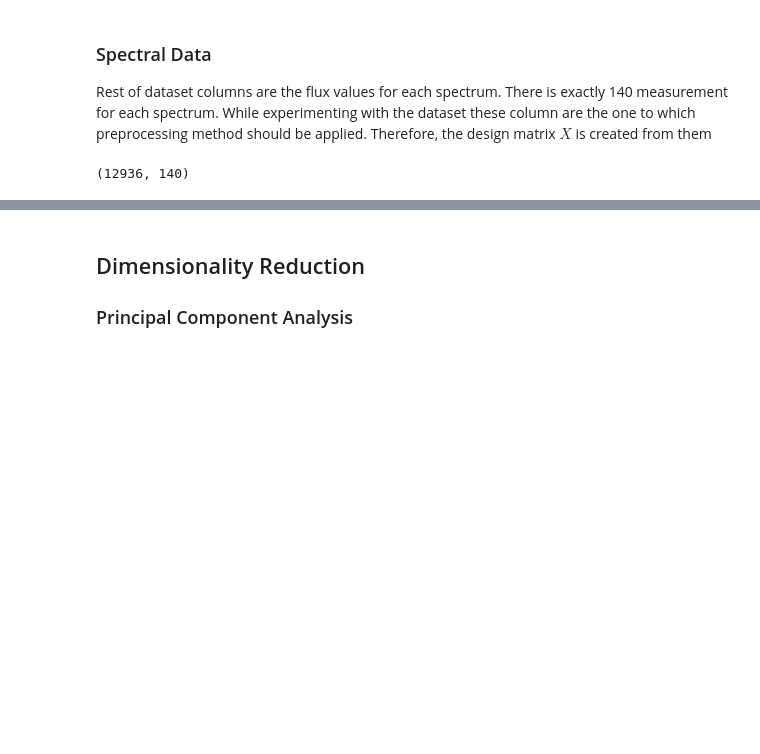
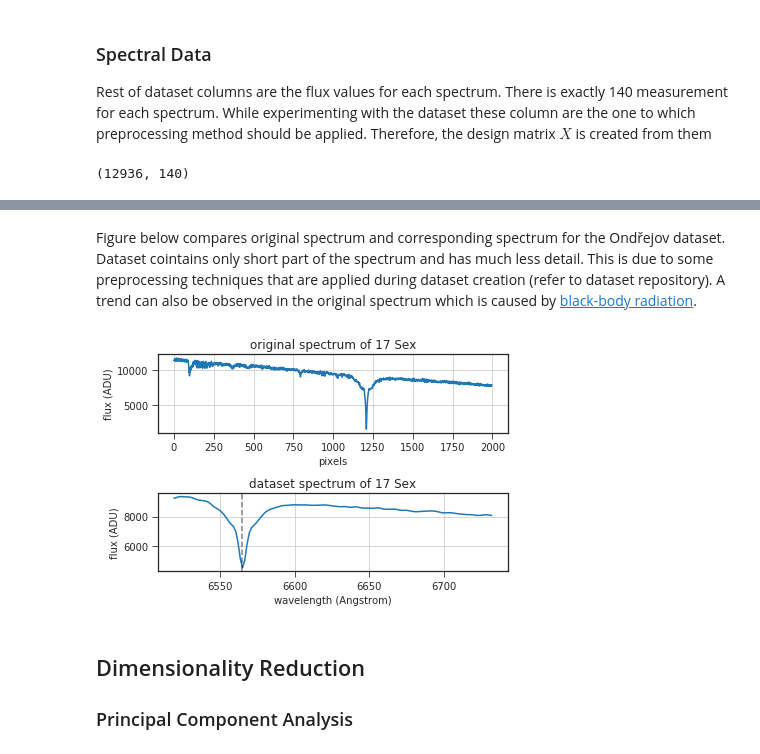
Before and after one commit to podondra/ondrejov-preprocessing, a Jupyter notebook: ondrejov-preprocessing.ipynb, the cells around one changed output, grey strips where cells are left out. Cells and saved outputs as stored; diff of their text form; code cells hidden in the pictures; blank space fills up the shorter version.

Commit message:
Add comments to visualization

```diff
--- a/ondrejov-preprocessing.ipynb
+++ b/ondrejov-preprocessing.ipynb
@@ -164,3 +185,30 @@ f.tight_layout()
+# %% [markdown]
+Figure below compares original spectrum and corresponding spectrum
+for the Ondřejov dataset.
+Dataset cointains only short part of the spectrum
+and has much less detail.
+This is due to some preprocessing techniques that are applied
+during dataset creation (refer to dataset repository).
+A trend can also be observed in the original spectrum
+which is caused by [black-body radiation](https://en.wikipedia.org/wiki/Black-body_radiation).
+# %%
+f, (ax1, ax2) = pyplot.subplots(nrows=2)
+with fits.open('ua280060.fits') as hdulist:
+    header = hdulist[0].header
+    data = hdulist[0].data
+    ax1.set_title('original spectrum of ' + header['OBJECT'])
+    ax1.plot(data)
+    ax1.set_xlabel('pixels')
+    ax1.set_ylabel('flux (ADU)')
+    ax1.grid()
+plot_flux(
+    spectra.loc['ua280060'].iloc[11:].as_matrix(),
+    title='dataset spectrum of ' + spectra.loc['ua280060', 'object'],
+    ax=ax2
+)
+f.tight_layout()
+# %% [output]
+[figure, added]
 # %% [markdown]
 ## Dimensionality Reduction
 
```
Also changed, not shown: parts of 10 cells of this notebook, 2 other files.
